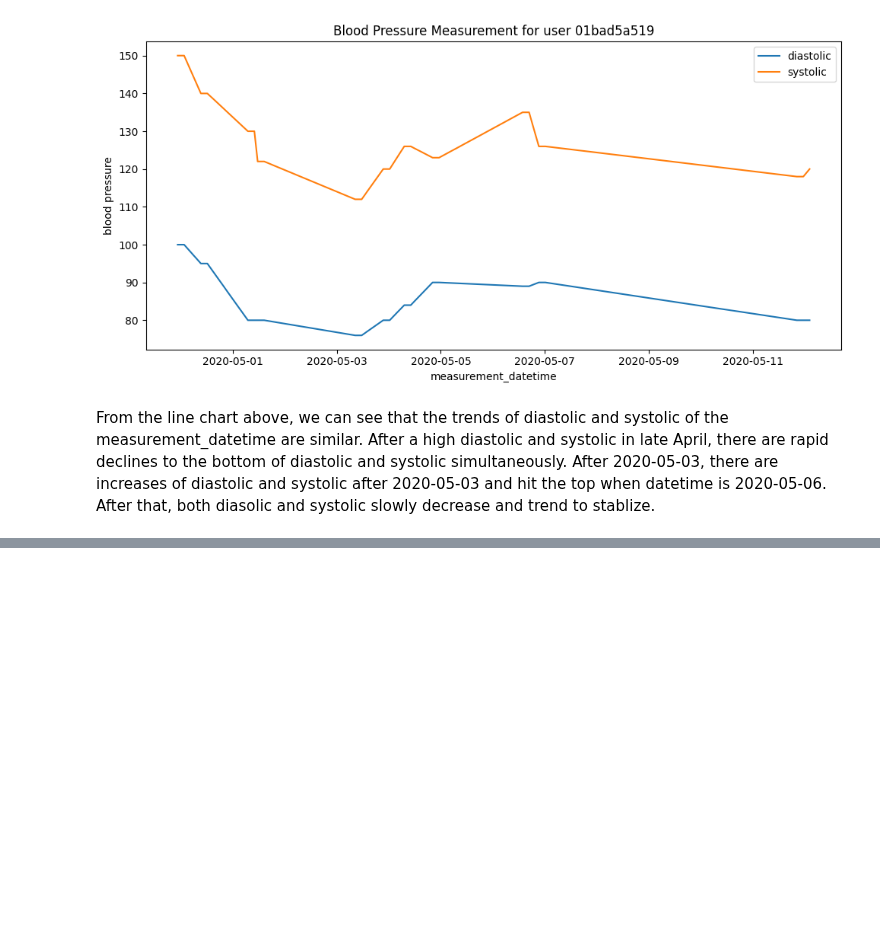
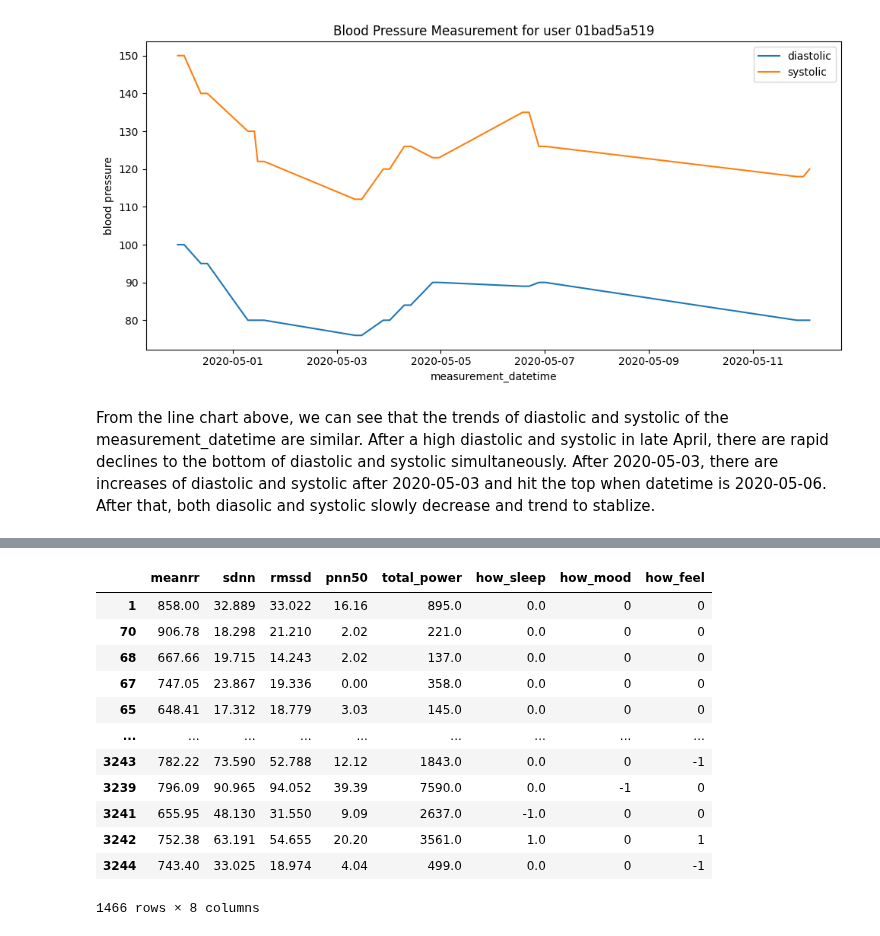
Before and after one commit to AIPI510/aipi510-fall24, a Jupyter notebook: teamname-eda-ta4.ipynb, the cells around one changed output, grey strips where cells are left out. Drawn from its saved outputs; the diff is of its cells as text; code cells hidden in the pictures; blank space fills up the shorter version.

```diff
--- a/teamname-eda-ta4.ipynb
+++ b/teamname-eda-ta4.ipynb
@@ -1058,0 +899,5 @@ print(len(hrv_measurements_rm_outliers), len(valid_hrv_measurements))
+# %%
+# Converting datetime columns to proper datetime formats where necessary
+
+# HRV measurements dataset
+hrv_measurements['datetime'] = pd.to_datetime(hrv_measurements['measurement_datetime'])
@@ -1058,0 +951,24 @@ print(len(hrv_measurements_rm_outliers), len(valid_hrv_measurements))
+# %%
+from sklearn.decomposition import PCA
+from sklearn.preprocessing import StandardScaler
+import pandas as pd
+
+# Select correlated features based on the heatmap
+correlated_features = ['meanrr', 'sdnn', 'rmssd', 'pnn50', 'total_power', 'how_sleep', 'how_mood', 'how_feel']
+
+# Filter out missing values in selected features from the hrv_measurements dataset
+hrv_measurements_filtered = hrv_measurements[correlated_features].dropna()
+
+# Standardize the data
+scaler = StandardScaler()
+hrv_measurements_scaled = scaler.fit_transform(hrv_measurements_filtered)
+
+# Apply PCA
+pca = PCA(n_components=2)
+pca_result = pca.fit_transform(hrv_measurements_scaled)
+
+# Convert PCA results into a DataFrame
+pca_df = pd.DataFrame(pca_result, columns=['PC1', 'PC2'])
+
+# Display the first few rows of PCA result
+pca_df.head()
@@ -1058,0 +982,16 @@ print(len(hrv_measurements_rm_outliers), len(valid_hrv_measurements))
+# %%
+hrv_measurements_filtered
+# %% [output]
+|  | meanrr | sdnn | rmssd | pnn50 | total_power | how_sleep | how_mood | how_feel |
+| 1 | 858.00 | 32.889 | 33.022 | 16.16 | 895.0 | 0.0 | 0 | 0 |
+| 70 | 906.78 | 18.298 | 21.210 | 2.02 | 221.0 | 0.0 | 0 | 0 |
+| 68 | 667.66 | 19.715 | 14.243 | 2.02 | 137.0 | 0.0 | 0 | 0 |
+| 67 | 747.05 | 23.867 | 19.336 | 0.00 | 358.0 | 0.0 | 0 | 0 |
+| 65 | 648.41 | 17.312 | 18.779 | 3.03 | 145.0 | 0.0 | 0 | 0 |
+| ... | ... | ... | ... | ... | ... | ... | ... | ... |
+| 3243 | 782.22 | 73.590 | 52.788 | 12.12 | 1843.0 | 0.0 | 0 | -1 |
+| 3239 | 796.09 | 90.965 | 94.052 | 39.39 | 7590.0 | 0.0 | -1 | 0 |
+| 3241 | 655.95 | 48.130 | 31.550 | 9.09 | 2637.0 | -1.0 | 0 | 0 |
+| 3242 | 752.38 | 63.191 | 54.655 | 20.20 | 3561.0 | 1.0 | 0 | 1 |
+| 3244 | 743.40 | 33.025 | 18.974 | 4.04 | 499.0 | 0.0 | 0 | -1 |
+1466 rows × 8 columns
```
Also changed, not shown: parts of 51 cells of this notebook, 1 other file.
